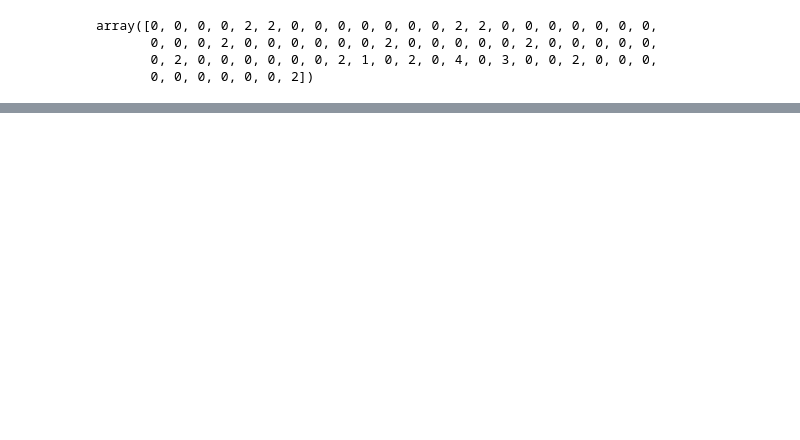
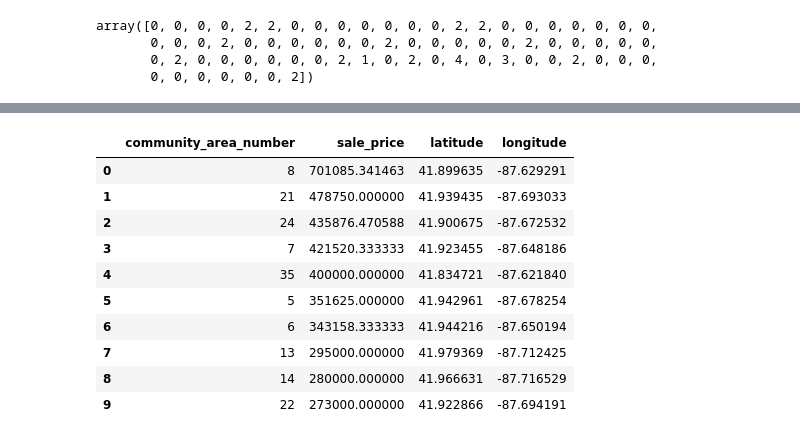
Before and after one commit to weikongwei/Data-Science-Project, a Jupyter notebook: Data Science Capstone Project.ipynb, the cells around one changed output, grey strips where cells are left out. Drawn from its saved outputs; the diff is of its cells as text; code cells hidden in the pictures; blank space fills up the shorter version.

```diff
--- a/Data Science Capstone Project.ipynb
+++ b/Data Science Capstone Project.ipynb
@@ -806,0 +784,6 @@ map_clusters
+# %%
+# Finding coordinates for condo
+condo_sale_2018['latitude'], condo_sale_2018['longitude'] = find_location(condo_sale_2018['addr'])
+condo_sale_filtered = condo_sale_2018.dropna().reset_index(drop=True)
+condo_sale_filtered.to_csv('data/Chicago_condo_address.csv', index = False)
+condo_sale_filtered.head()
@@ -806,0 +868,16 @@ map_clusters
+# %%
+condo_sale_avg = condo_sale_filtered.groupby(by = ['community_area_number']).mean().sort_values(by = ['sale_price'],ascending = False).reset_index(drop = False)
+condo_sale_avg.to_csv('data/Chicago_condo_price_avg_2015-2019.csv', index = False)
+condo_sale_avg.head(10)
+# %% [output]
+|  | community_area_number | sale_price | latitude | longitude |
+| 0 | 8 | 701085.341463 | 41.899635 | -87.629291 |
+| 1 | 21 | 478750.000000 | 41.939435 | -87.693033 |
+| 2 | 24 | 435876.470588 | 41.900675 | -87.672532 |
+| 3 | 7 | 421520.333333 | 41.923455 | -87.648186 |
+| 4 | 35 | 400000.000000 | 41.834721 | -87.621840 |
+| 5 | 5 | 351625.000000 | 41.942961 | -87.678254 |
+| 6 | 6 | 343158.333333 | 41.944216 | -87.650194 |
+| 7 | 13 | 295000.000000 | 41.979369 | -87.712425 |
+| 8 | 14 | 280000.000000 | 41.966631 | -87.716529 |
+| 9 | 22 | 273000.000000 | 41.922866 | -87.694191 |
```
Also changed, not shown: parts of 24 cells of this notebook, 4 other files.
